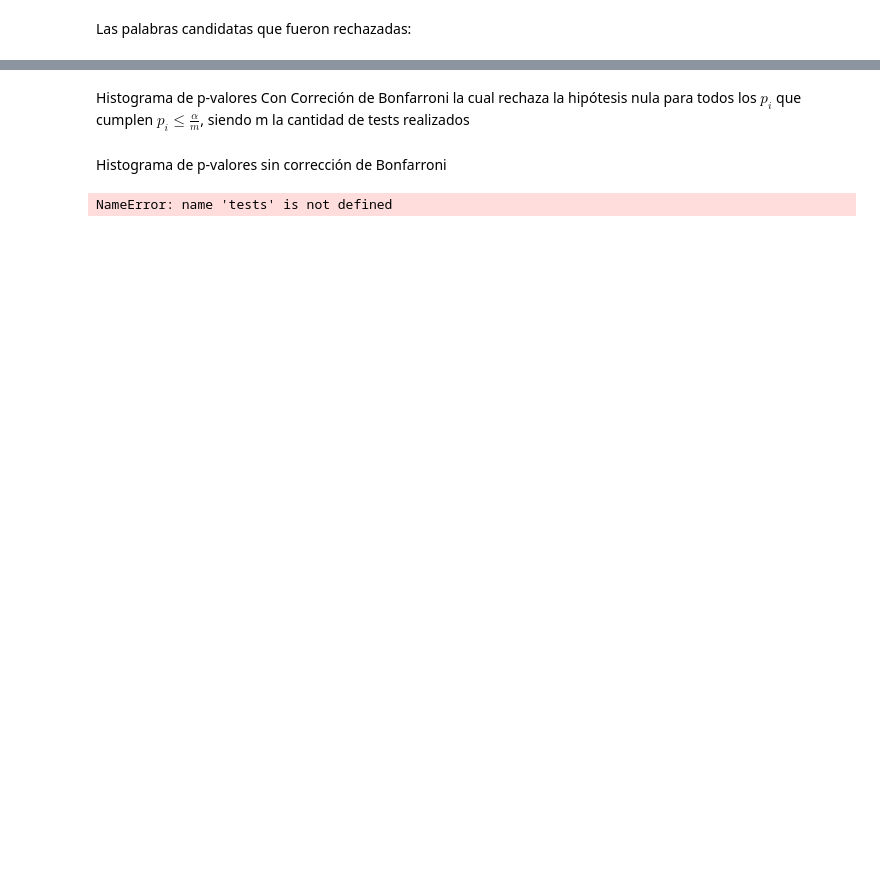
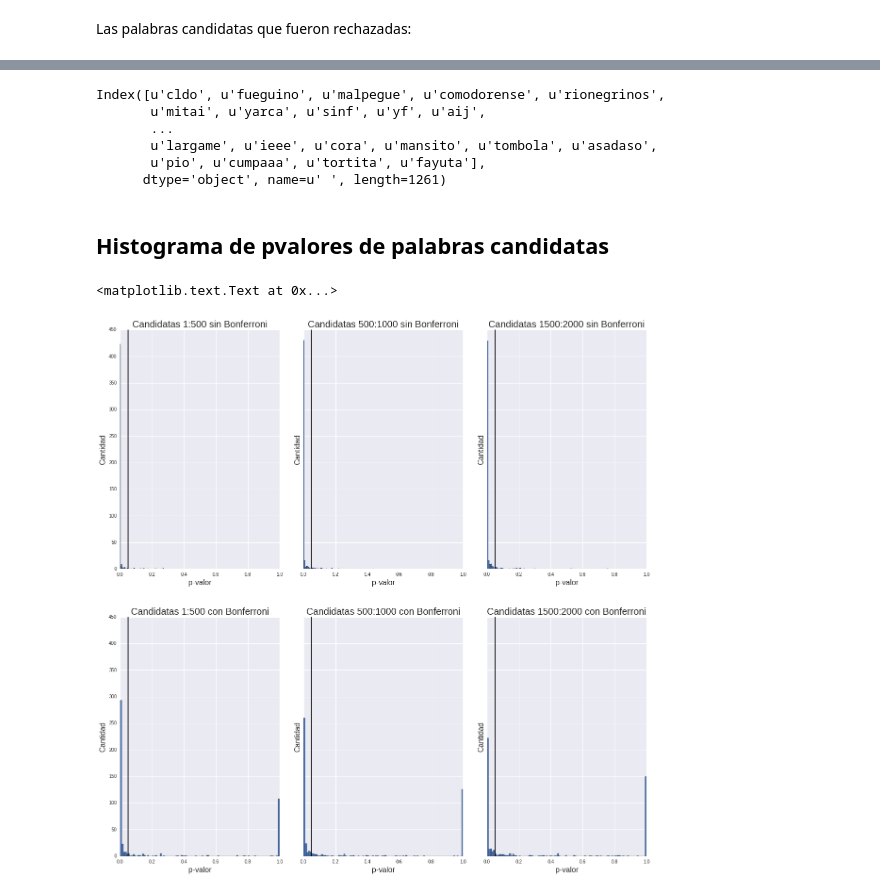
Before and after one commit to daleman/tesis, a Jupyter notebook: welchTest.ipynb, the cells around one changed output, grey strips where cells are left out. Drawn from its saved outputs; the diff is of its cells as text; code cells hidden in the pictures; blank space fills up the shorter version.

```diff
--- a/welchTest.ipynb
+++ b/welchTest.ipynb
@@ -59,0 +40,3 @@ print("welch: ",str(end-start))
+# %%
+#cargo el dataframe con el resultado de haber aplicado welch a todas las palabras
+df3 = pd.DataFrame.from_csv("testEstadisticos/welchTest.csv",encoding='utf-8')
@@ -93,24 +130,36 @@ Tasa de rechazo de $H_0$ para todas las palabras (con más de 40 ocurrencias o d
-# %% [markdown]
-Histograma de p-valores Con Correción de Bonfarroni la cual rechaza la hipótesis nula para todos los $p_i$ que cumplen $ p_{i}\leq {\frac {\alpha }{m}}$, siendo m la cantidad de tests realizados
-# %% [markdown]
-Histograma de p-valores sin corrección de Bonfarroni
-# %%
-def tasa_rechazo(pvalores,cota):
-    return len(pvalores[pvalores<cota])/float(len(pvalores))
-
-    tests = ['bootstrap','welch']
-pvalores = {}
-for t in tests:
-    pvalores[t] = {}
-
-for test in tests:
-    for i in range(1000,30001,1000):
-        if test == 'bootstrap':
-            pvalor = tasa_rechazo(dfp.pvalorBootstrap.iloc[:i],0.01)
-#             print("tasa de rechazo {0} {1} : ".format(test,i) + str(pvalor))
-        else:
-            pvalor = tasa_rechazo(dfp.pvalorWelch.iloc[:i],0.01)
-#             print("tasa de rechazo {0} {1} : ".format(test,i) + str(pvalor))
-        pvalores[test][i] = pvalor
-# %% [output]
-NameError: name 'tests' is not defined
+# %%
+palabras_candidatas_rechazadas = candidatas_df[candidatas_df.rechazo_H0 == True].index
+palabras_candidatas_rechazadas
+# %% [output]
+Index([u'cldo', u'fueguino', u'malpegue', u'comodorense', u'rionegrinos',
+       u'mitai', u'yarca', u'sinf', u'yf', u'aij',
+       ...
+       u'largame', u'ieee', u'cora', u'mansito', u'tombola', u'asadaso',
+       u'pio', u'cumpaaa', u'tortita', u'fayuta'],
+      dtype='object', name=u' ', length=1261)
+# %% [markdown]
+## Histograma de pvalores de palabras candidatas
+# %%
+fig, axs = plt.subplots(nrows=2,ncols=3,sharey=True,figsize = (20,20))
+candidatas_df.pvalorWelch.iloc[1:500].hist(ax=axs[0][0],bins=100)
+candidatas_df.pvalorWelch.iloc[500:1000].hist(ax=axs[0][1],bins=100)
+candidatas_df.pvalorWelch.iloc[1500:2000].hist(ax=axs[0][2],bins=100)
+candidatas_df.p_adjusted.iloc[1:500].hist(ax=axs[1][0],bins=100)
+candidatas_df.p_adjusted.iloc[500:1000].hist(ax=axs[1][1],bins=100)
+candidatas_df.p_adjusted.iloc[1500:2000].hist(ax=axs[1][2],bins=100)
+fig.subplots_adjust(hspace=.2)
+fig.subplots_adjust(wspace=.15)
+for ax in axs.flatten():
+    ax.set_xlabel("p-valor",fontsize=16)
+    ax.set_ylabel("Cantidad",fontsize=16)
+    ax.set_xlim([0,1])
+    ax.axvline(0.05, color='black')
+axs[0][0].set_title("Candidatas 1:500 sin Bonferroni",fontsize=20)
+axs[0][1].set_title("Candidatas 500:1000 sin Bonferroni",fontsize=20)
+axs[0][2].set_title("Candidatas 1500:2000 sin Bonferroni",fontsize=20)
+axs[1][0].set_title("Candidatas 1:500 con Bonferroni",fontsize=20)
+axs[1][1].set_title("Candidatas 500:1000 con Bonferroni",fontsize=20)
+axs[1][2].set_title("Candidatas 1500:2000 con Bonferroni",fontsize=20)
+# %% [output]
+<matplotlib.text.Text at 0x...>
+[figure, added]
```
Also changed, not shown: parts of 31 cells of this notebook.
